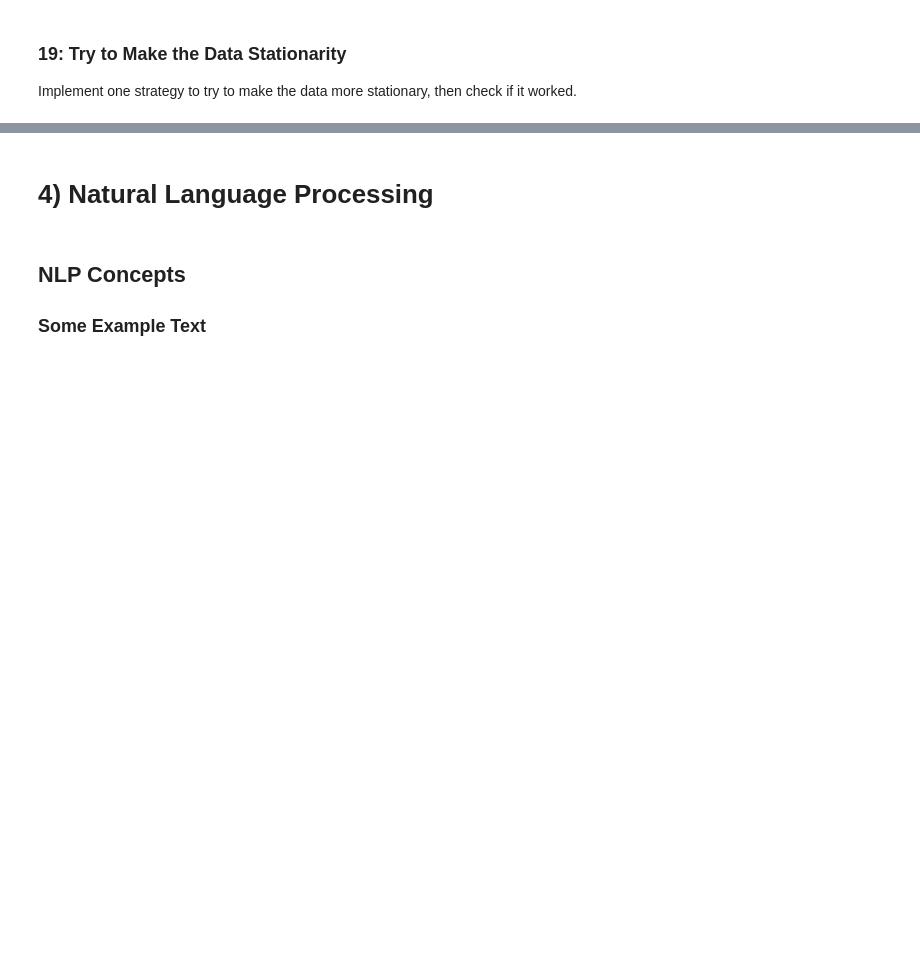
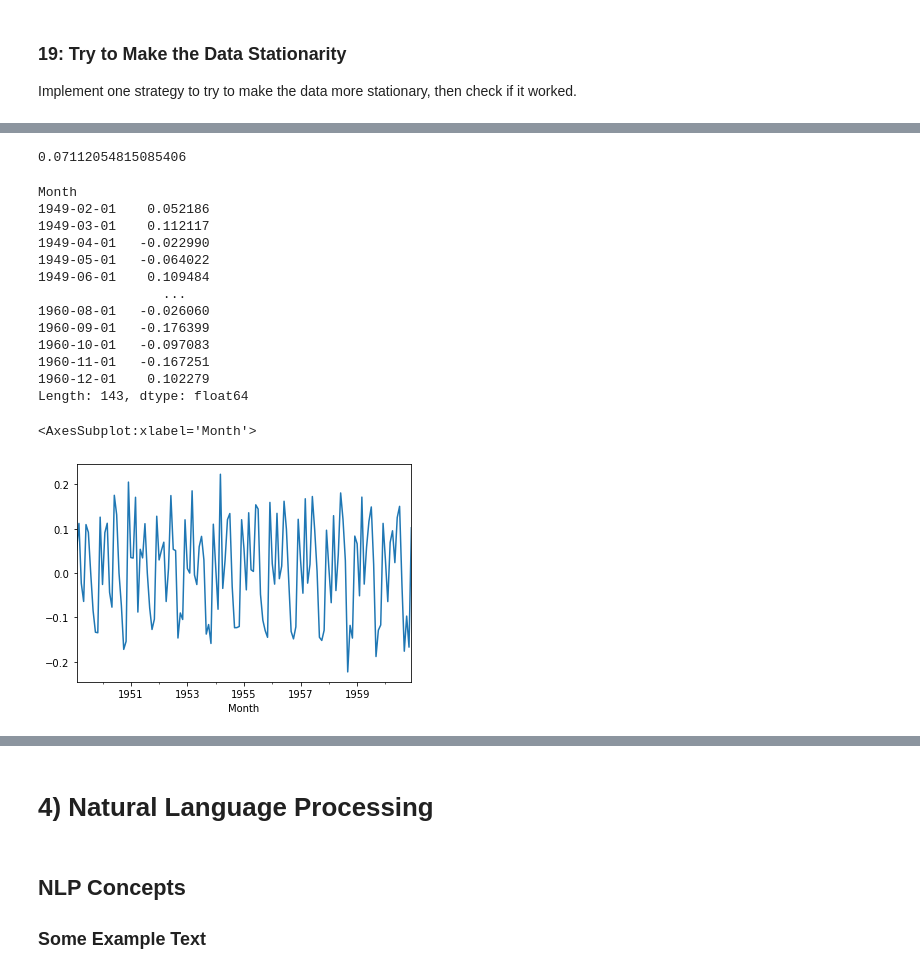
Before and after one commit to ParkedHampster/DS-Live-022023, a Jupyter notebook: Phase4/Lectures/P4-Code-Challenge-Review_blank.ipynb, the cells around one changed output, grey strips where cells are left out. Saved outputs shown, nothing was run; the diff lists cells and outputs as text; code cells hidden in the pictures; blank space fills up the shorter version.

```diff
--- a/Phase4/Lectures/P4-Code-Challenge-Review_blank.ipynb
+++ b/Phase4/Lectures/P4-Code-Challenge-Review_blank.ipynb
@@ -275,0 +476,25 @@ Implement one strategy to try to make the data more stationary, then check if it
+# %%
+# Code here to try to make the data stationary
+logdiff_ts = np.log(ap_ts).diff()[1:]
+logfuller_p = adfuller(logdiff_ts)[1]
+
+display(logfuller_p,logdiff_ts, logdiff_ts.plot())
+
+'';
+# %% [output]
+0.07112054815085406
+Month
+1949-02-01    0.052186
+1949-03-01    0.112117
+1949-04-01   -0.022990
+1949-05-01   -0.064022
+1949-06-01    0.109484
+                ...
+1960-08-01   -0.026060
+1960-09-01   -0.176399
+1960-10-01   -0.097083
+1960-11-01   -0.167251
+1960-12-01    0.102279
+Length: 143, dtype: float64
+<AxesSubplot:xlabel='Month'>
+[figure, added]
```
Also changed, not shown: parts of 61 cells of this notebook, 1 other file.
